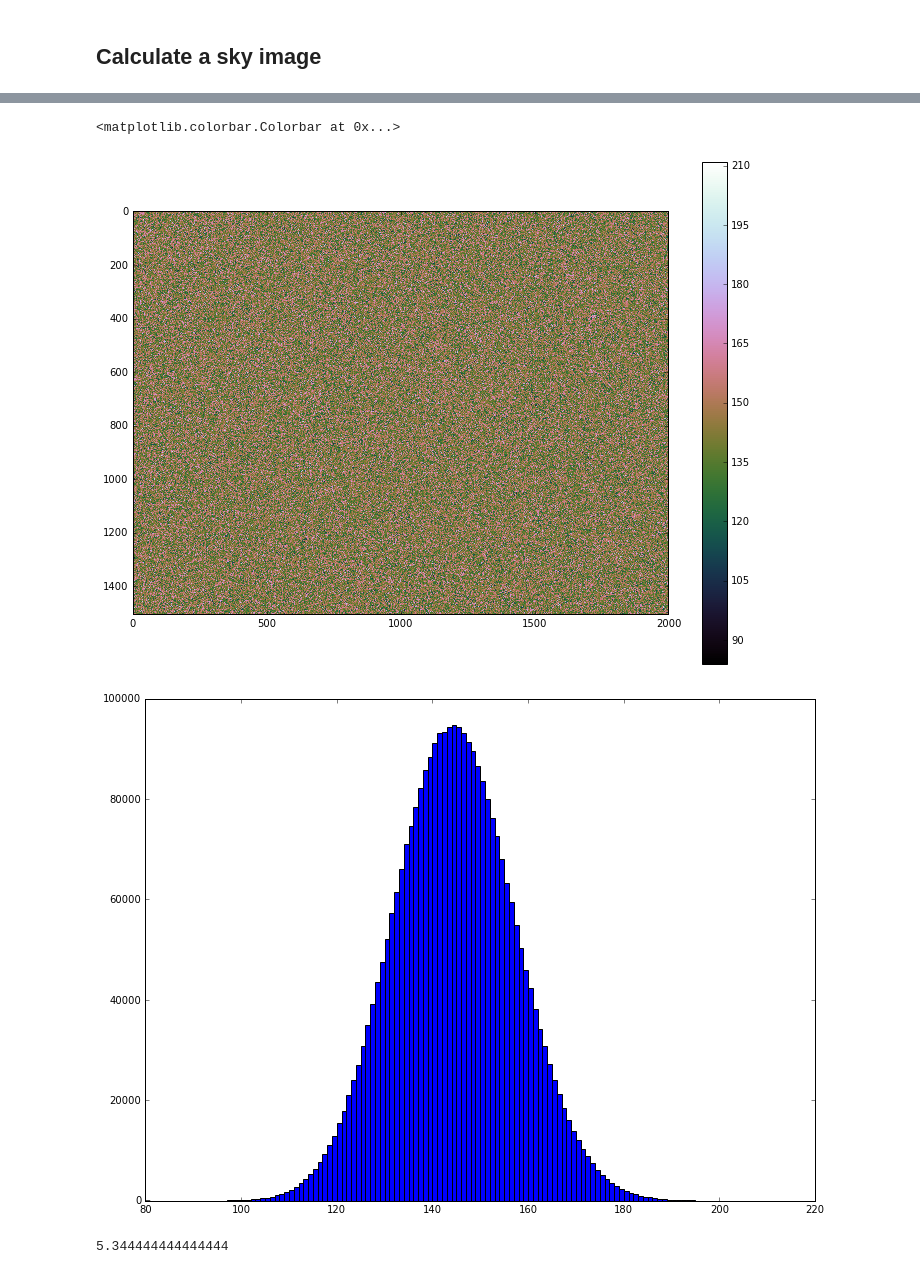
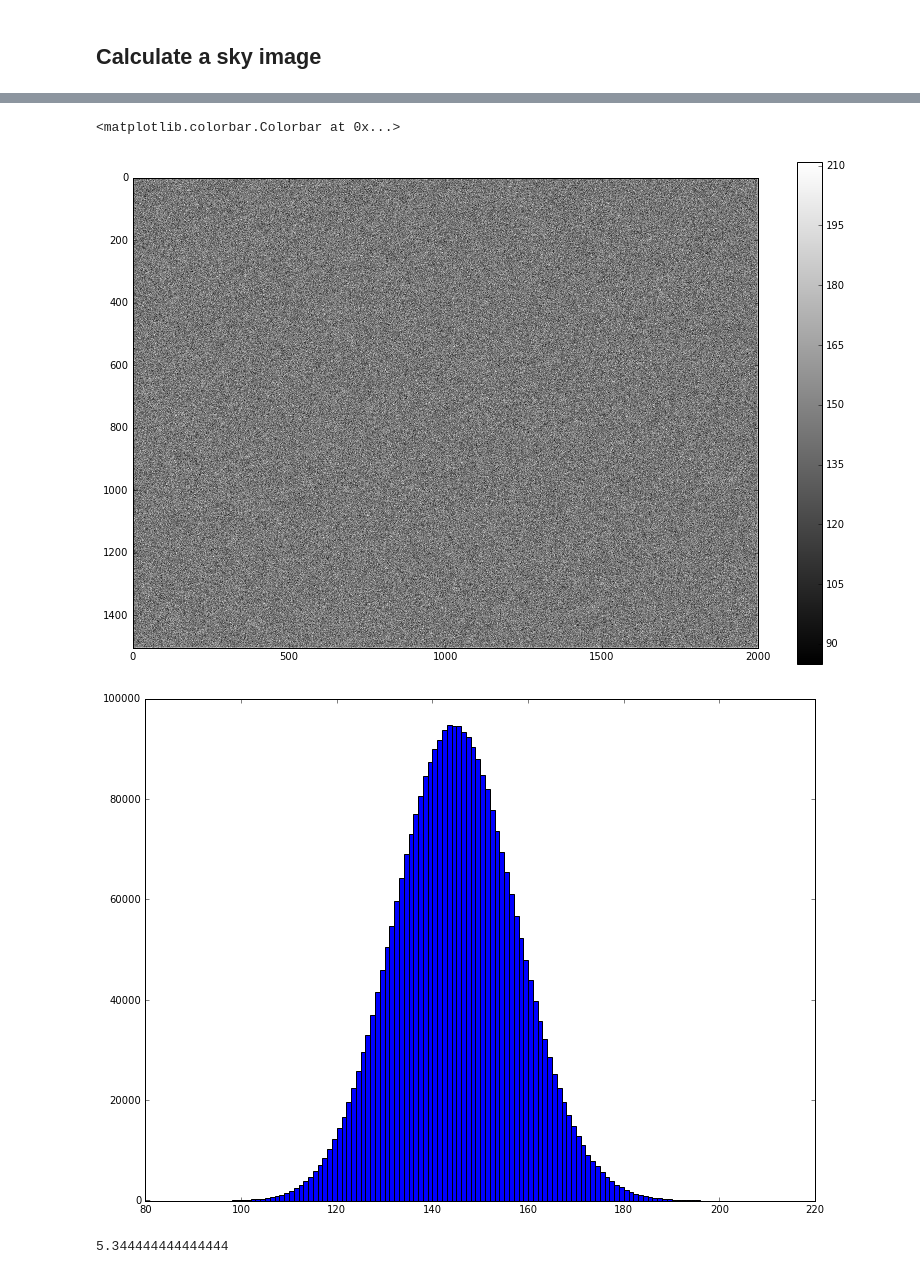
Before and after one commit to AnthonyHorton/astroimsim, a Jupyter notebook: Australian Space Eye.ipynb, the cells around one changed output, grey strips where cells are left out. Cells and saved outputs as stored; diff of their text form; code cells hidden in the pictures.

```diff
--- a/Australian Space Eye.ipynb
+++ b/Australian Space Eye.ipynb
@@ -14,7 +15,7 @@ from imp import reload
 # %%
 %matplotlib inline
 # %%
-rcParams['figure.figsize'] = 12, 9
+rcParams['figure.figsize'] = 14, 9
 # %%
 import astroimsim
 # %%
@@ -209,13 +238,13 @@ array([[147, 147, 146, ..., 144, 172, 129],
 # %%
-plt.imshow(real_i, interpolation='none', aspect='equal', cmap='cubehelix')
+plt.imshow(real_i, interpolation='none', aspect='equal', cmap='gray')
 plt.colorbar()
 # %% [output]
 <matplotlib.colorbar.Colorbar at 0x...>
-[figure, old version]
+[figure, new version]
 # %%
 hist(real_i.ravel(), bins=np.arange(80,220));
 # %% [output]
-[figure, old version]
+[figure, new version]
 # %%
 import math
 # %%
```
Also changed, not shown: parts of 13 cells of this notebook, 1 other file.
